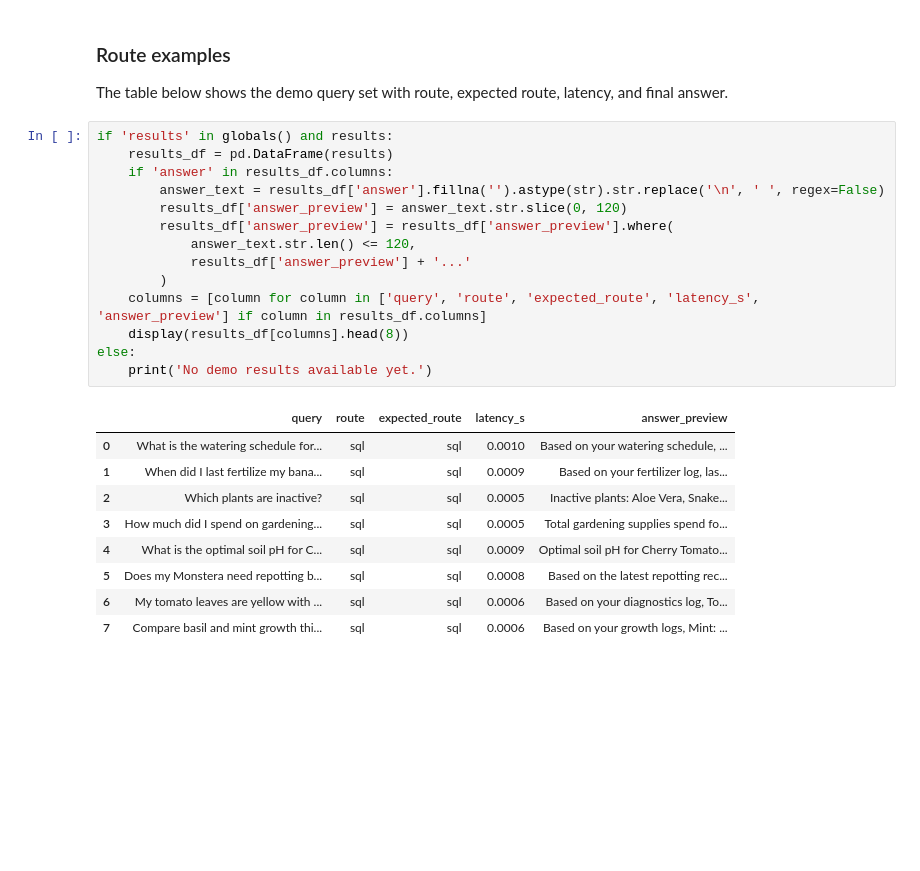
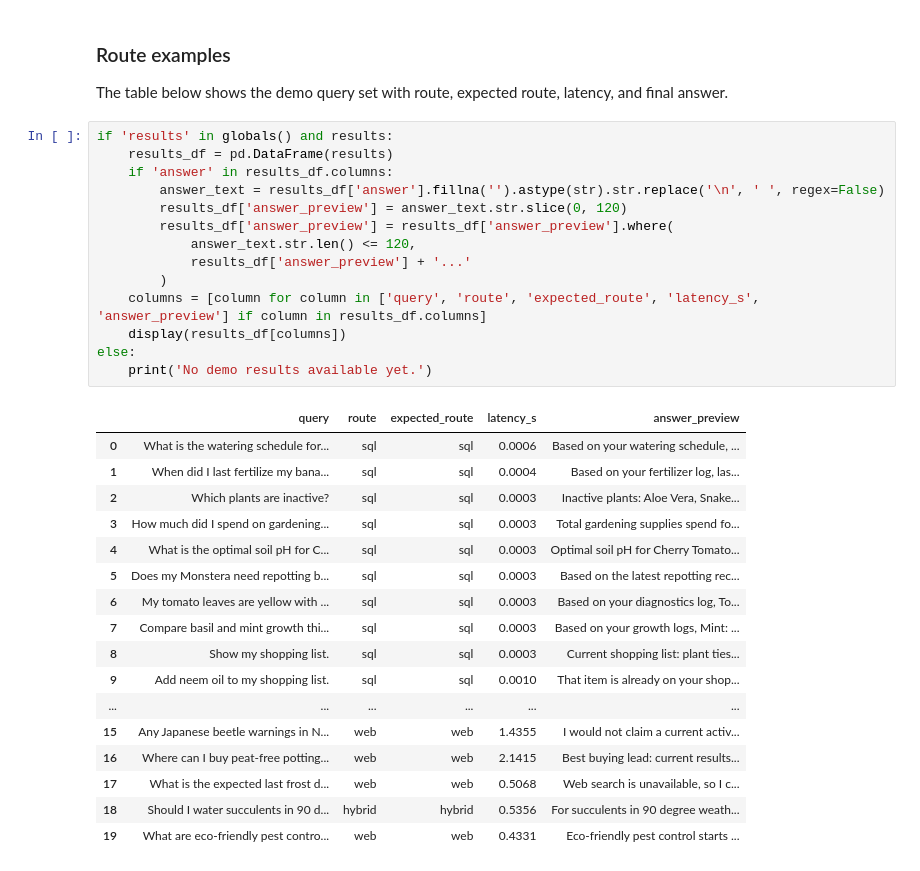
Before and after one commit to Rishith-S/nlp-project, a Jupyter notebook: Gardening_Agent_Colab_Notebook_loc.ipynb, the cells around one changed output. Drawn from its saved outputs; the diff is of its cells as text; blank space fills up the shorter version.

Commit message:
changed printing UI of gardening agent

```diff
--- a/Gardening_Agent_Colab_Notebook_loc.ipynb
+++ b/Gardening_Agent_Colab_Notebook_loc.ipynb
@@ -340,24 +340,32 @@ The table below shows the demo query set with route, expected route, latency, an
 # %%
 if 'results' in globals() and results:
     results_df = pd.DataFrame(results)
     if 'answer' in results_df.columns:
         answer_text = results_df['answer'].fillna('').astype(str).str.replace('\n', ' ', regex=False)
         results_df['answer_preview'] = answer_text.str.slice(0, 120)
         results_df['answer_preview'] = results_df['answer_preview'].where(
             answer_text.str.len() <= 120,
             results_df['answer_preview'] + '...'
         )
     columns = [column for column in ['query', 'route', 'expected_route', 'latency_s', 'answer_preview'] if column in results_df.columns]
-    display(results_df[columns].head(8))
+    display(results_df[columns])
 else:
     print('No demo results available yet.')
 # %% [output]
 |  | query | route | expected_route | latency_s | answer_preview |
-| 0 | What is the watering schedule for... | sql | sql | 0.0010 | Based on your watering schedule, ... |
-| 1 | When did I last fertilize my bana... | sql | sql | 0.0009 | Based on your fertilizer log, las... |
-| 2 | Which plants are inactive? | sql | sql | 0.0005 | Inactive plants: Aloe Vera, Snake... |
-| 3 | How much did I spend on gardening... | sql | sql | 0.0005 | Total gardening supplies spend fo... |
-| 4 | What is the optimal soil pH for C... | sql | sql | 0.0009 | Optimal soil pH for Cherry Tomato... |
-| 5 | Does my Monstera need repotting b... | sql | sql | 0.0008 | Based on the latest repotting rec... |
-| 6 | My tomato leaves are yellow with ... | sql | sql | 0.0006 | Based on your diagnostics log, To... |
-| 7 | Compare basil and mint growth thi... | sql | sql | 0.0006 | Based on your growth logs, Mint: ... |
+| 0 | What is the watering schedule for... | sql | sql | 0.0006 | Based on your watering schedule, ... |
+| 1 | When did I last fertilize my bana... | sql | sql | 0.0004 | Based on your fertilizer log, las... |
+| 2 | Which plants are inactive? | sql | sql | 0.0003 | Inactive plants: Aloe Vera, Snake... |
+| 3 | How much did I spend on gardening... | sql | sql | 0.0003 | Total gardening supplies spend fo... |
+| 4 | What is the optimal soil pH for C... | sql | sql | 0.0003 | Optimal soil pH for Cherry Tomato... |
+| 5 | Does my Monstera need repotting b... | sql | sql | 0.0003 | Based on the latest repotting rec... |
+| 6 | My tomato leaves are yellow with ... | sql | sql | 0.0003 | Based on your diagnostics log, To... |
+| 7 | Compare basil and mint growth thi... | sql | sql | 0.0003 | Based on your growth logs, Mint: ... |
+| 8 | Show my shopping list. | sql | sql | 0.0003 | Current shopping list: plant ties... |
+| 9 | Add neem oil to my shopping list. | sql | sql | 0.0010 | That item is already on your shop... |
+| ... | ... | ... | ... | ... | ... |
+| 15 | Any Japanese beetle warnings in N... | web | web | 1.4355 | I would not claim a current activ... |
+| 16 | Where can I buy peat-free potting... | web | web | 2.1415 | Best buying lead: current results... |
+| 17 | What is the expected last frost d... | web | web | 0.5068 | Web search is unavailable, so I c... |
+| 18 | Should I water succulents in 90 d... | hybrid | hybrid | 0.5356 | For succulents in 90 degree weath... |
+| 19 | What are eco-friendly pest contro... | web | web | 0.4331 | Eco-friendly pest control starts ... |
```
Also changed, not shown: parts of 11 cells of this notebook, 1 other file.
